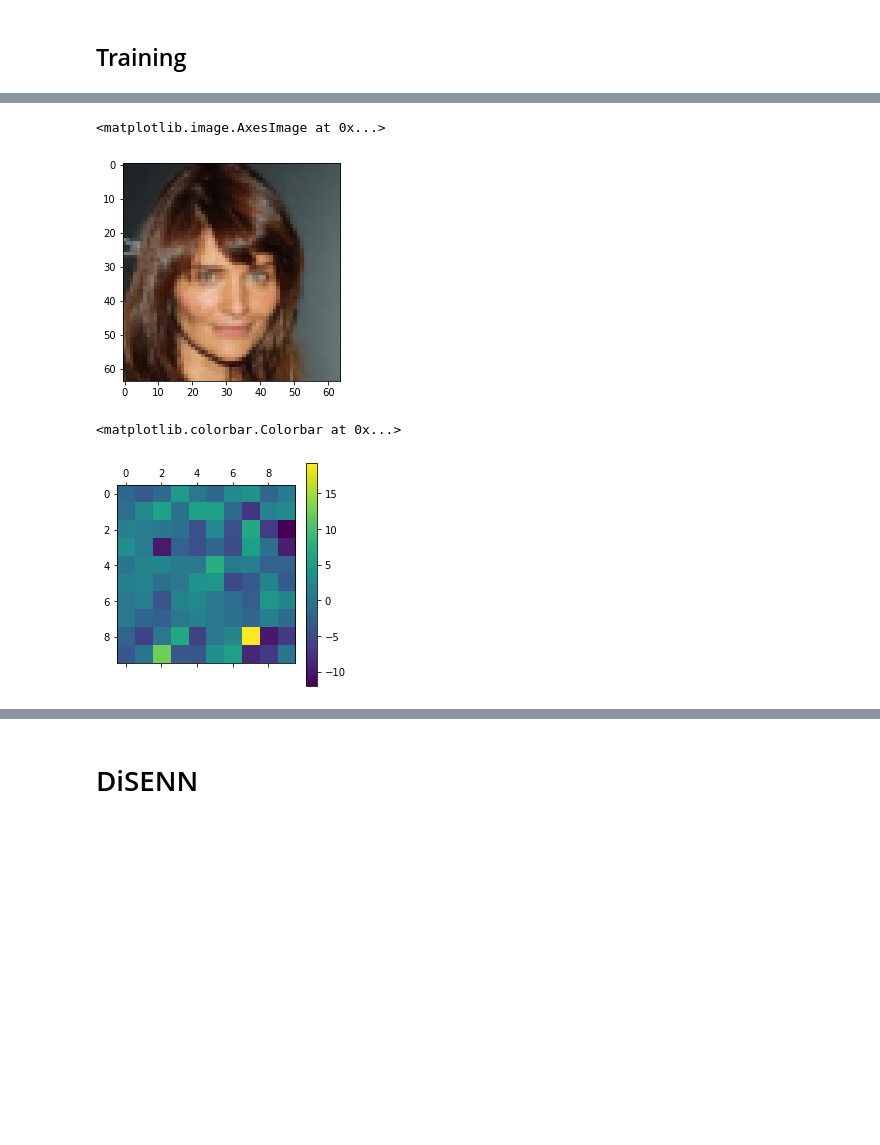
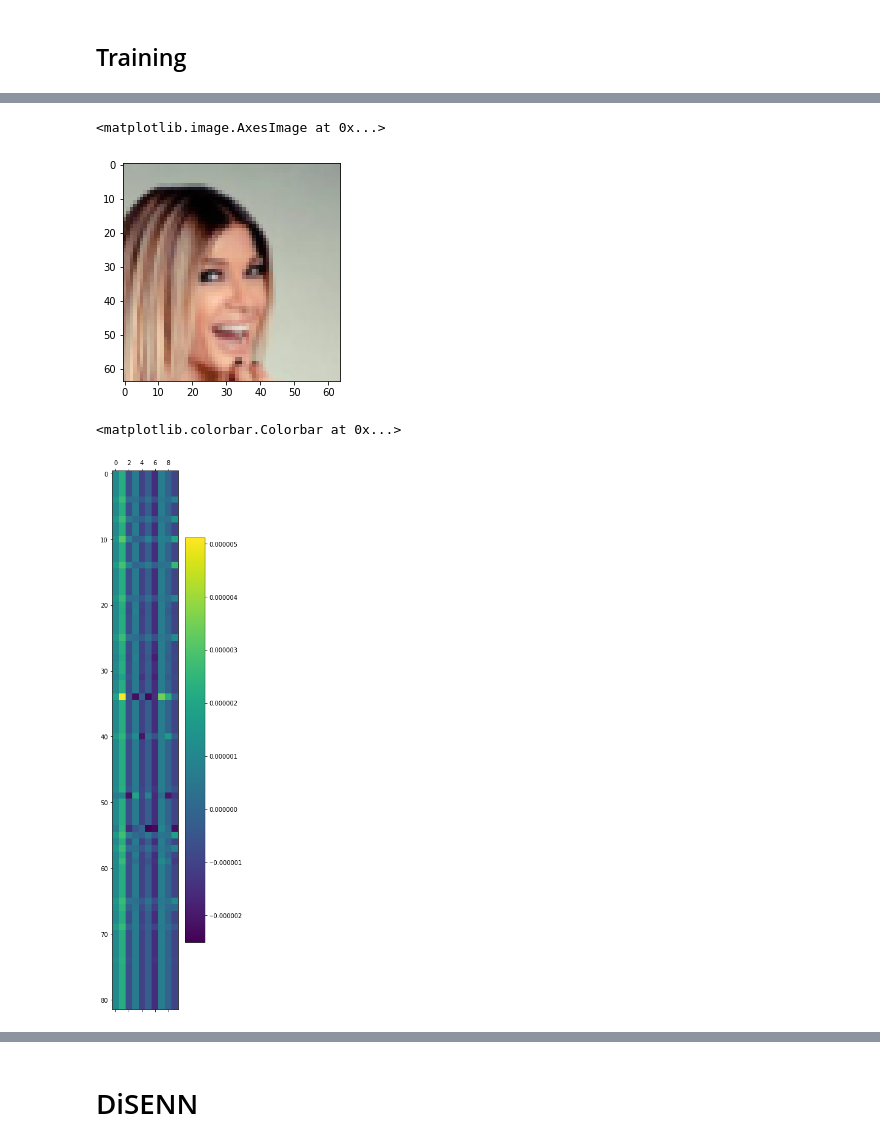
Before and after one commit to AmanDaVinci/DiSENN, a Jupyter notebook: notebooks/02-Train-Baseline-Celeba.ipynb, the cells around one changed output, grey strips where cells are left out. Drawn from its saved outputs; the diff is of its cells as text; code cells hidden in the pictures; blank space fills up the shorter version.

```diff
--- a/notebooks/02-Train-Baseline-Celeba.ipynb
+++ b/notebooks/02-Train-Baseline-Celeba.ipynb
@@ -38,7 +40,7 @@ torch.backends.cudnn.benchmark = False
 # %% [markdown]
 ## Sample dataset for baseline
 # %%
-SAMPLE_SIZE = 100
+SAMPLE_SIZE = 1000
 # %%
 celeba_dataset = CelebA(split='train', data_path='data/celeba')
 # %%
@@ -62,5 +64,5 @@ fig.tight_layout()
 # %%
-sample_dl = DataLoader(sample_celeba_dataset, batch_size=10, shuffle=True)
+sample_dl = DataLoader(sample_celeba_dataset, batch_size=128, shuffle=True)
 # %%
 x,y = next(iter(sample_dl))
 # %% [markdown]
@@ -140,4 +142,4 @@ tensor(2.5406e-09)
 # %% [markdown]
 ## Training
 # %%
-conceptizer = VaeConceptizer(num_concepts=10)
+conceptizer = VaeConceptizer(num_concepts=10).to(device)
@@ -152,13 +156,15 @@ PRINT_FREQ = 10
 # %%
 for epoch in range(EPOCHS):
     for i, (x, _) in enumerate(sample_dl):
+        x = x.to(device)
         optimizer.zero_grad()
         concept_mean, concept_logvar, x_reconstruct = conceptizer(x)
         recon_loss, kl_div = BVAE_loss(x, x_reconstruct, concept_mean, concept_logvar)
         loss = recon_loss + BETA * kl_div
         loss.backward()
         optimizer.step()
-        recorder.append([loss, recon_loss, 0.0])
+        recorder.append([loss.item(), recon_loss.item(), kl_div.item()])
+#         recorder.append([loss.item(), recon_loss.item(), 0.0])
 # %%
 steps = list(range(len(recorder)))
 recorder = np.array(recorder)
@@ -178,14 +184,14 @@ conceptizer.eval();
 concept_mean, concept_logvar, x_reconstruct = conceptizer(x)
 # x_reconstruct, _, _ = conceptizer(x)
 # %%
-plt.imshow(x[0].numpy().transpose(1,2,0))
+plt.imshow(x[0].cpu().numpy().transpose(1,2,0))
 # %% [output]
 <matplotlib.image.AxesImage at 0x...>
-[figure, old version]
+[figure, new version]
 # %%
-plt.matshow(concept_mean.detach().numpy())
+plt.matshow(concept_mean.detach().cpu().numpy())
 plt.colorbar()
 # %% [output]
 <matplotlib.colorbar.Colorbar at 0x...>
-[figure, old version]
+[figure, new version]
 # %%
```
Also changed, not shown: parts of 20 cells of this notebook, 1 other file.
